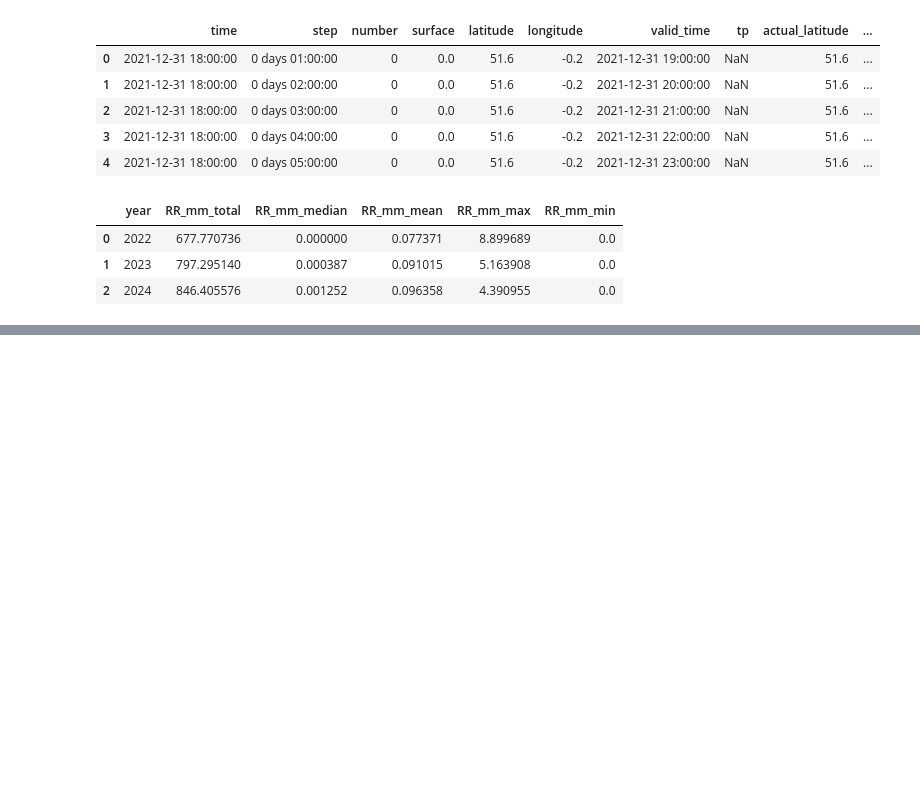
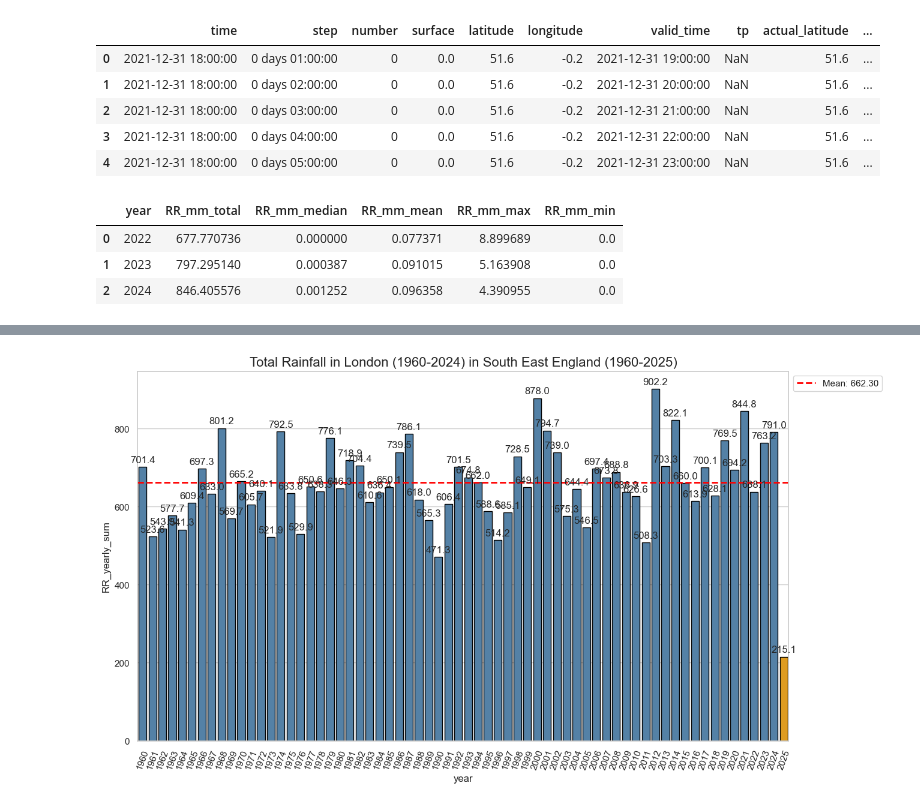
Before and after one commit to pacoraggio/London-Rainfall, a Jupyter notebook: london_precipitation_data.ipynb, the cells around one changed output, grey strips where cells are left out. Cells and saved outputs as stored; diff of their text form; code cells hidden in the pictures; blank space fills up the shorter version.

```diff
--- a/london_precipitation_data.ipynb
+++ b/london_precipitation_data.ipynb
@@ -121,0 +188,2 @@ plt.tight_layout();
+# %%
+df_london = transform_data_to_complete_dataset(london_data)
@@ -121,0 +199,14 @@ plt.tight_layout();
+# %%
+daily_aggregate_london = create_daily_aggregated_dataset(df_london, start_year=1960)
+# %%
+daily_aggregate_london = transform_data_datetime_test(daily_aggregate_london, date_column='valid_time', datetime_format=False)
+# %%
+london_yearly_aggregate = (daily_aggregate_london
+                           .groupby(['year'])
+                           .agg(
+                               RR_yearly_sum=('RR_mm', 'sum'),
+                               t2m_celsius_yearly_mean=('t2m_celsius_mean', 'mean'),
+                               t2m_celsius_yearly_min=('t2m_celsius_min', 'min'),
+                               t2m_celsius_yearly_max=('t2m_celsius_max', 'max')
+                               ).reset_index()
+                               )
@@ -121,0 +222,9 @@ plt.tight_layout();
+# %%
+from src.data_plotting import plot_rainfall
+plot_rainfall(london_yearly_aggregate,
+              start_year=1960,latest_year=2025,feature='RR_yearly_sum',
+              special_year=2026, title_label='Total Rainfall in London (1960-2024)',
+              rotation_x_label=70,
+              fig_size=(14,8))
+# %% [output]
+[figure, added]
```
Also changed, not shown: parts of 15 cells of this notebook, 2 other files.
